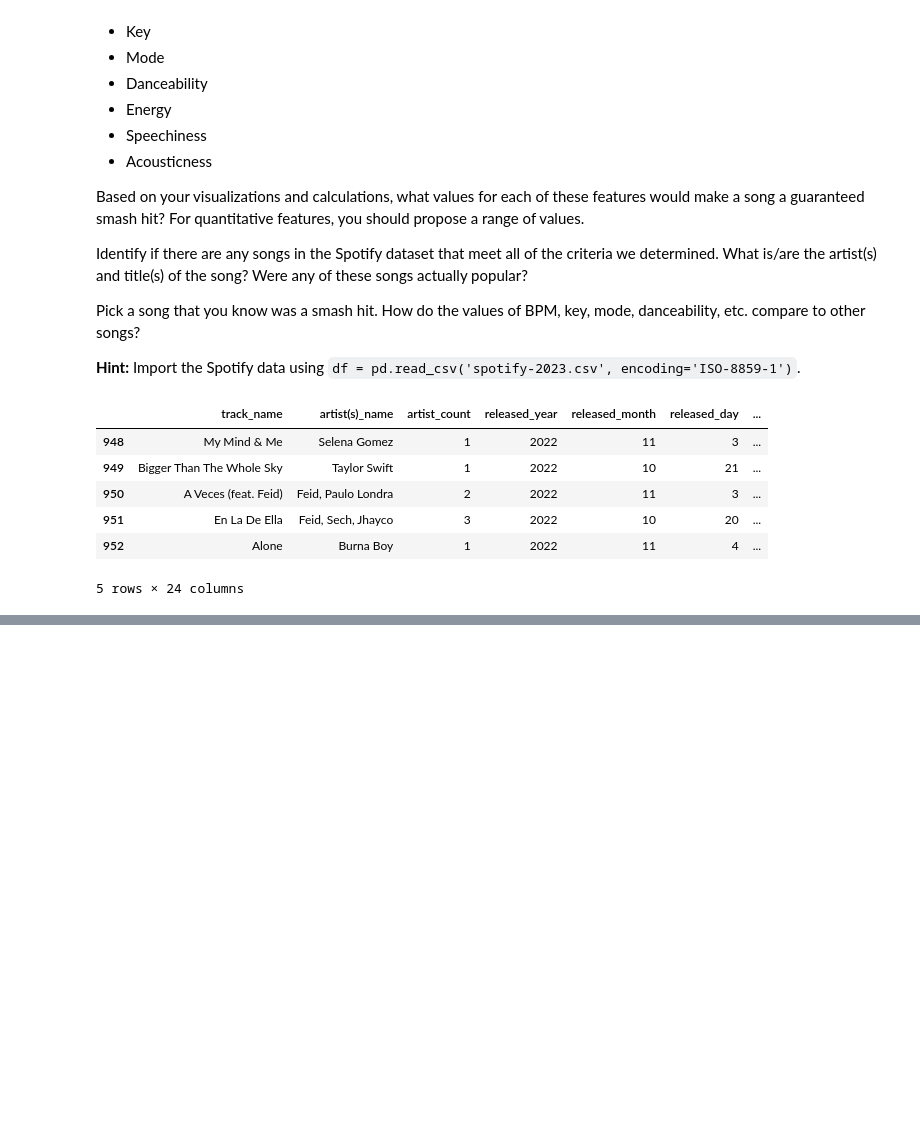
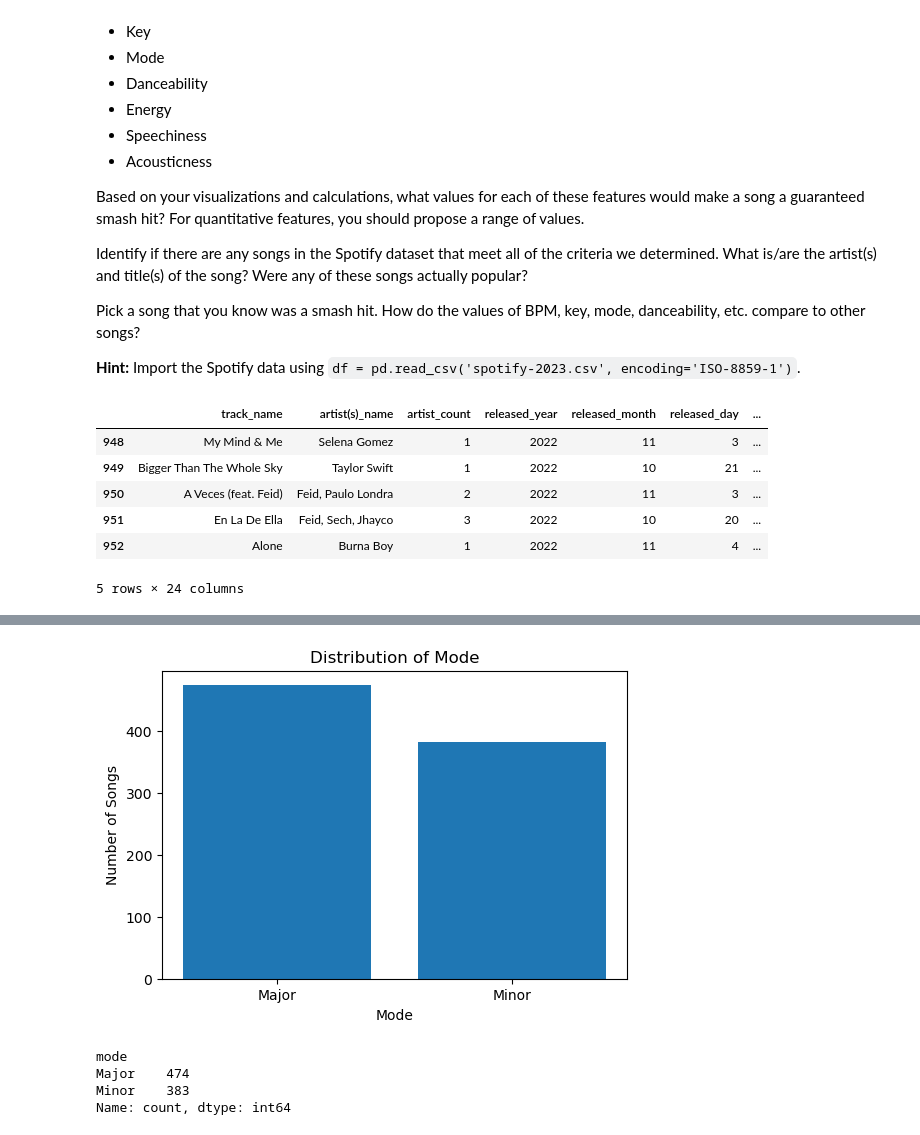
Before and after one commit to jennduke/Data_Visualization_And_Modeling, a Jupyter notebook: Lab/1.3 Data Visualization Lab.ipynb, the cells around one changed output, grey strips where cells are left out. Cells and saved outputs as stored; diff of their text form; code cells hidden in the pictures; blank space fills up the shorter version.

```diff
--- a/Lab/1.3 Data Visualization Lab.ipynb
+++ b/Lab/1.3 Data Visualization Lab.ipynb
@@ -34,0 +136,20 @@ df.tail()
+# %%
+import matplotlib.pyplot as plt
+
+#Plot Mode
+mode_counts = spotify['mode'].value_counts()
+
+plt.figure(figsize=(6,4))
+plt.bar(mode_counts.index, mode_counts.values)
+plt.title('Distribution of Mode')
+plt.xlabel('Mode')
+plt.ylabel('Number of Songs')
+plt.show()
+
+mode_counts
+# %% [output]
+[figure, added]
+mode
+Major    474
+Minor    383
+Name: count, dtype: int64
```
Also changed, not shown: parts of 19 cells of this notebook.
